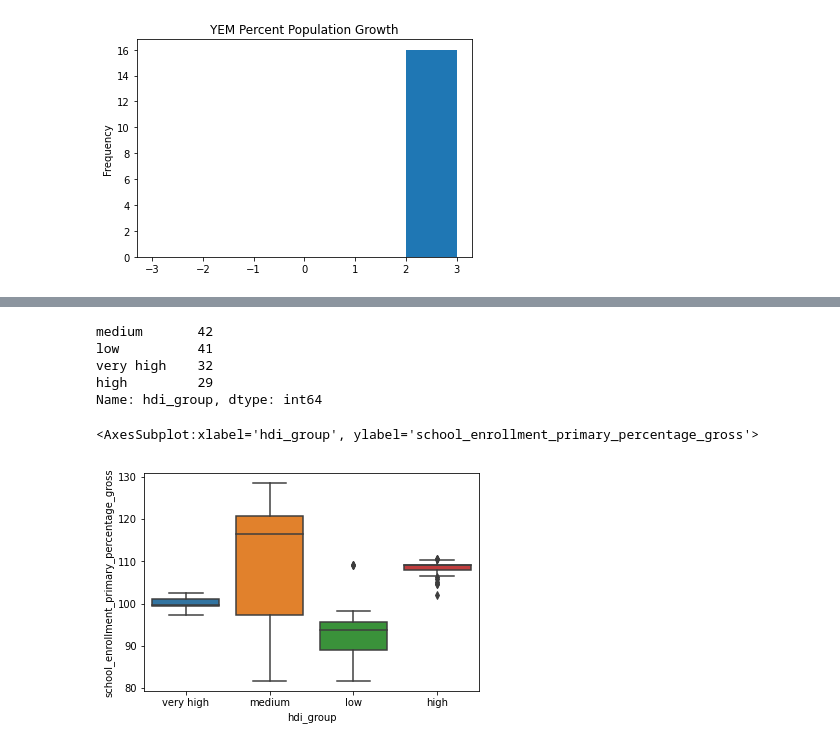
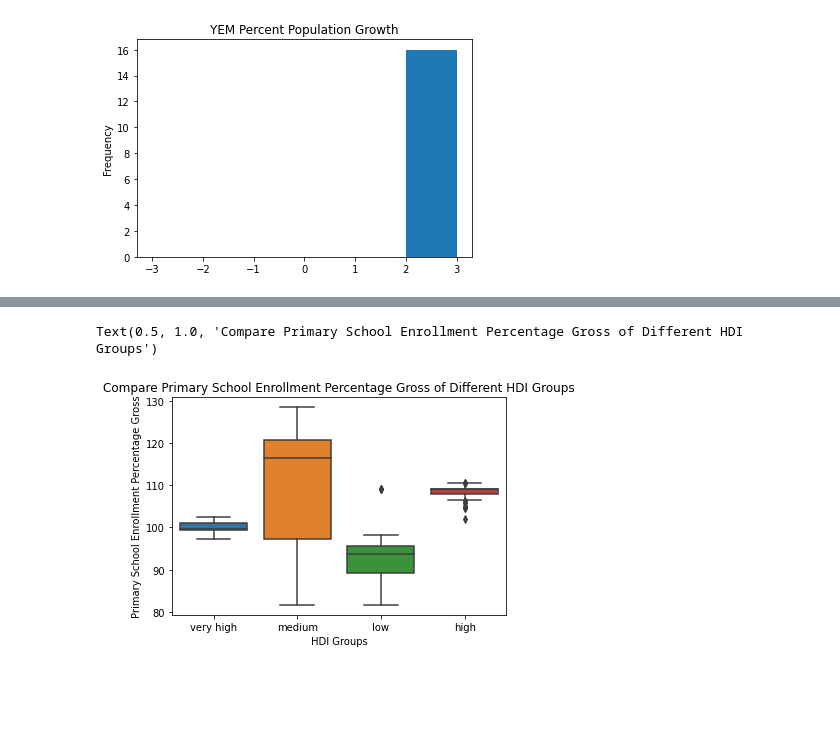
Before and after one commit to chrisvenczel/DataScience_DataMining, a Jupyter notebook: WorkBook.ipynb, the cells around one changed output, grey strips where cells are left out. Saved outputs shown, nothing was run; the diff lists cells and outputs as text; code cells hidden in the pictures; blank space fills up the shorter version.

```diff
--- a/WorkBook.ipynb
+++ b/WorkBook.ipynb
@@ -255,13 +252,8 @@ import seaborn as sns
-# %%
-education_key_indicators['hdi_group'].value_counts()
-# %% [output]
-medium       42
-low          41
-very high    32
-high         29
-Name: hdi_group, dtype: int64
-# %%
-sns.boxplot(data=education_key_indicators, x='hdi_group', y='school_enrollment_primary_percentage_gross')
-# %% [output]
-<AxesSubplot:xlabel='hdi_group', ylabel='school_enrollment_primary_percentage_gross'>
-[figure, removed]
+# %%
+box1 = sns.boxplot(data=education_key_indicators, x='hdi_group', y='school_enrollment_primary_percentage_gross')
+box1.set_ylabel('Primary School Enrollment Percentage Gross')
+box1.set_xlabel('HDI Groups')
+box1.set_title('Compare Primary School Enrollment Percentage Gross of Different HDI Groups')
+# %% [output]
+Text(0.5, 1.0, 'Compare Primary School Enrollment Percentage Gross of Different HDI Groups')
+[figure, added]
```
Also changed, not shown: parts of 13 cells of this notebook.
